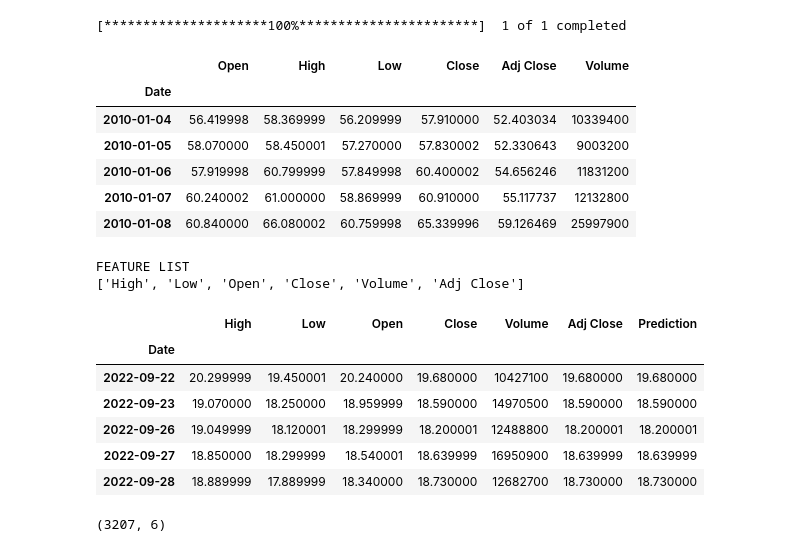
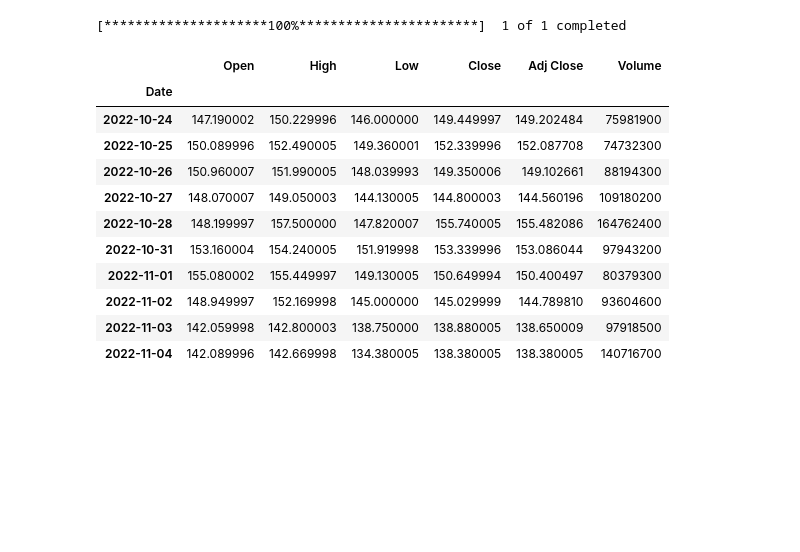
Before and after one commit to dle07/Cointoss, a Jupyter notebook: ML_Models/Time_Series_Analysis_Model.ipynb, the cells around one changed output. Cells and saved outputs as stored; diff of their text form; code cells hidden in the pictures; blank space fills up the shorter version.

```diff
--- a/ML_Models/Time_Series_Analysis_Model.ipynb
+++ b/ML_Models/Time_Series_Analysis_Model.ipynb
@@ -39,34 +38,35 @@ random.set_seed(42)
 # %%
 #load data
 
 end_date =  date.today().strftime("%Y-%m-%d")
 start_date = '2010-01-01'
 
-stockname = 'United States Steel Corporation w QQQ model'
-symbol = 'X'
+stockname = 'AAPL model'
+symbol = 'AAPL'
 
 import yfinance as yf
-df = yf.download(symbol, start=start_date, end=end_date)
+df = yf.download(symbol)#, start=start_date, end=end_date)
 
-df.head()
+df.tail(10)
 # %% [output]
 [*********************100%***********************]  1 of 1 completed
 |  | Open | High | Low | Close | Adj Close | Volume |
 | Date |  |  |  |  |  |  |
-| 2010-01-04 | 56.419998 | 58.369999 | 56.209999 | 57.910000 | 52.403034 | 10339400 |
-| 2010-01-05 | 58.070000 | 58.450001 | 57.270000 | 57.830002 | 52.330643 | 9003200 |
-| 2010-01-06 | 57.919998 | 60.799999 | 57.849998 | 60.400002 | 54.656246 | 11831200 |
-| 2010-01-07 | 60.240002 | 61.000000 | 58.869999 | 60.910000 | 55.117737 | 12132800 |
-| 2010-01-08 | 60.840000 | 66.080002 | 60.759998 | 65.339996 | 59.126469 | 25997900 |
+| 2022-10-24 | 147.190002 | 150.229996 | 146.000000 | 149.449997 | 149.202484 | 75981900 |
+| 2022-10-25 | 150.089996 | 152.490005 | 149.360001 | 152.339996 | 152.087708 | 74732300 |
+| 2022-10-26 | 150.960007 | 151.990005 | 148.039993 | 149.350006 | 149.102661 | 88194300 |
+| 2022-10-27 | 148.070007 | 149.050003 | 144.130005 | 144.800003 | 144.560196 | 109180200 |
+| 2022-10-28 | 148.199997 | 157.500000 | 147.820007 | 155.740005 | 155.482086 | 164762400 |
+| 2022-10-31 | 153.160004 | 154.240005 | 151.919998 | 153.339996 | 153.086044 | 97943200 |
+| 2022-11-01 | 155.080002 | 155.449997 | 149.130005 | 150.649994 | 150.400497 | 80379300 |
+| 2022-11-02 | 148.949997 | 152.169998 | 145.000000 | 145.029999 | 144.789810 | 93604600 |
+| 2022-11-03 | 142.059998 | 142.800003 | 138.750000 | 138.880005 | 138.650009 | 97918500 |
+| 2022-11-04 | 142.089996 | 142.669998 | 134.380005 | 138.380005 | 138.380005 | 140716700 |
 # %%
-# Indexing Batches
 train_df = df.sort_values(by=['Date']).copy()
 
 # List of considered Features
 FEATURES = ['High', 'Low', 'Open', 'Close', 'Volume', 'Adj Close']
-
-print('FEATURE LIST')
-print([f for f in FEATURES])
 
 # Create the dataset with features and filter the data to the list of FEATURES
 data = pd.DataFrame(train_df)
@@ -75,19 +75,6 @@ data_filtered = data[FEATURES]
 # We add a prediction column and set dummy values to prepare the data for scaling
 data_filtered_ext = data_filtered.copy()
 data_filtered_ext['Prediction'] = data_filtered_ext['Close']
-
-# Print the tail of the dataframe
-data_filtered_ext.tail()
-# %% [output]
-FEATURE LIST
-['High', 'Low', 'Open', 'Close', 'Volume', 'Adj Close']
-|  | High | Low | Open | Close | Volume | Adj Close | Prediction |
-| Date |  |  |  |  |  |  |  |
-| 2022-09-22 | 20.299999 | 19.450001 | 20.240000 | 19.680000 | 10427100 | 19.680000 | 19.680000 |
-| 2022-09-23 | 19.070000 | 18.250000 | 18.959999 | 18.590000 | 14970500 | 18.590000 | 18.590000 |
-| 2022-09-26 | 19.049999 | 18.120001 | 18.299999 | 18.200001 | 12488800 | 18.200001 | 18.200001 |
-| 2022-09-27 | 18.850000 | 18.299999 | 18.540001 | 18.639999 | 16950900 | 18.639999 | 18.639999 |
-| 2022-09-28 | 18.889999 | 17.889999 | 18.340000 | 18.730000 | 12682700 | 18.730000 | 18.730000 |
 # %%
 # Get the number of rows in the data
 nrows = data_filtered.shape[0]
@@ -95,7 +82,6 @@ nrows = data_filtered.shape[0]
 # Convert the data to numpy values
 np_data_unscaled = np.array(data_filtered)
 np_data = np.reshape(np_data_unscaled, (nrows, -1))
-print(np_data.shape)
 
 # Transform the data by scaling each feature to a range between 0 and 1
 scaler = MinMaxScaler()
@@ -105,7 +91,5 @@ np_data_scaled = scaler.fit_transform(np_data_unscaled)
 scaler_pred = MinMaxScaler()
 df_Close = pd.DataFrame(data_filtered_ext['Close'])
 np_Close_scaled = scaler_pred.fit_transform(df_Close)
-# %% [output]
-(3207, 6)
 # %%
 # Set the sequence length - this is the timeframe used to make a single prediction
```
Also changed, not shown: parts of 15 cells of this notebook, 1 other file.
